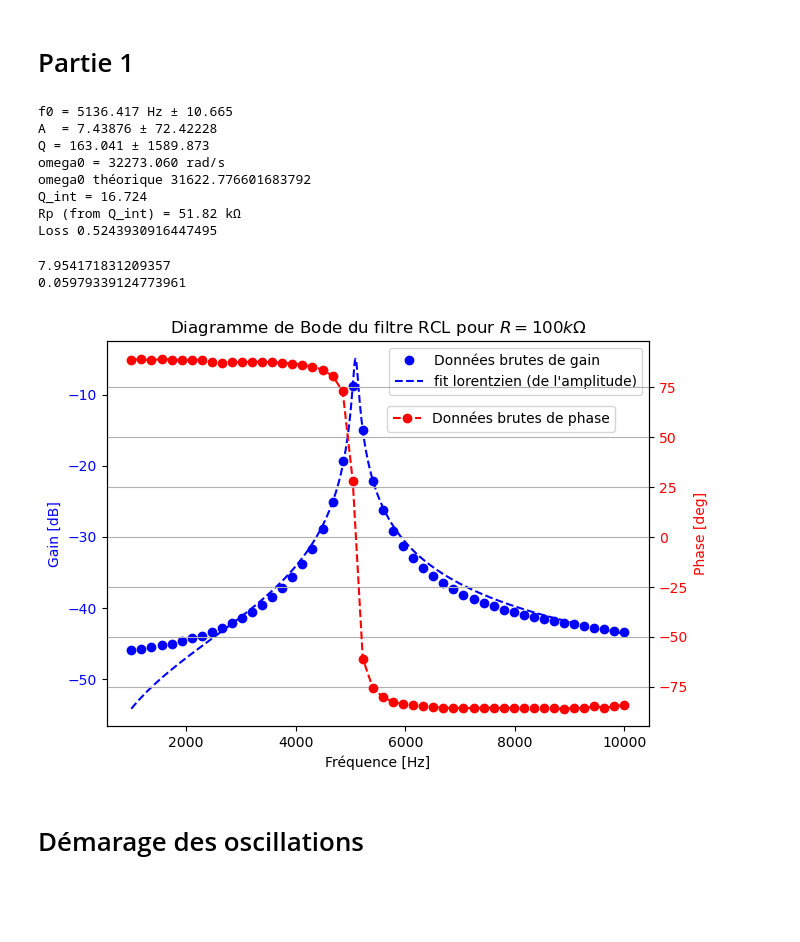
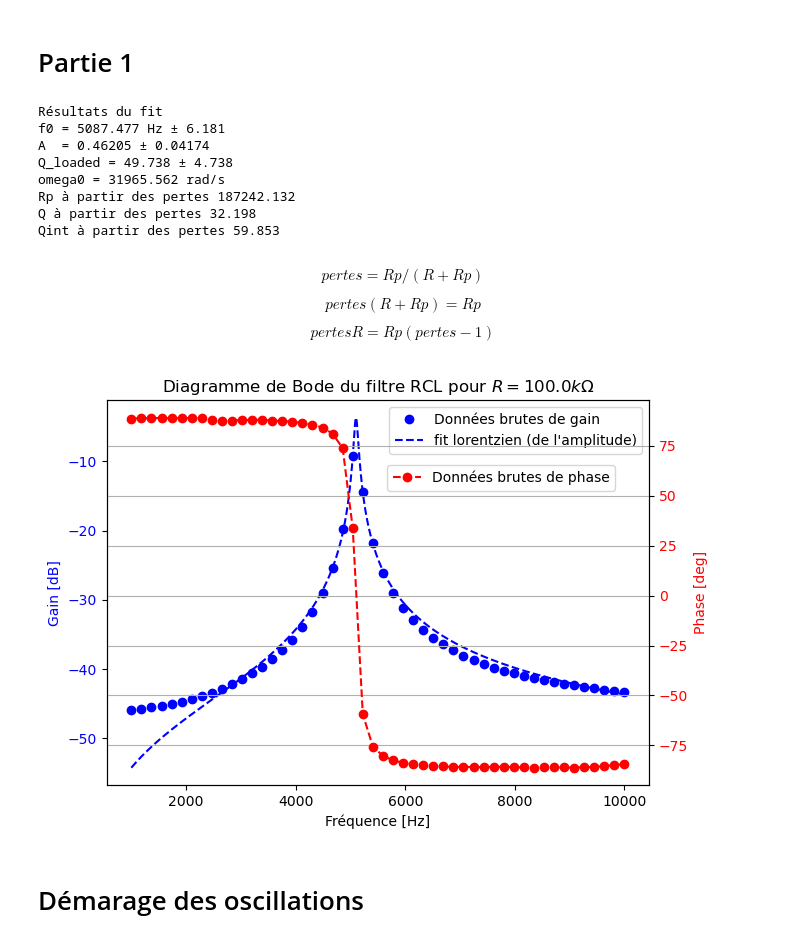
Before and after one commit to delavayan/Experiance-4-Phys-exp, a Jupyter notebook: Analyse.ipynb, the cells around one changed output. Cells and saved outputs as stored; diff of their text form; code cells hidden in the pictures; blank space fills up the shorter version.

```diff
--- a/Analyse.ipynb
+++ b/Analyse.ipynb
@@ -16,14 +9,9 @@ def Q_int(Q,R,omega0, C=10*1E-9):
 # %%
-R = 47                                                  #Changer la résistance pour chaque plot
-freq = pd.read_csv(f'Bode_{R}.csv')['Frequency [Hz]']
-gain = pd.read_csv(f'Bode_{R}.csv')[' Amplitude [dB]']
-phase = pd.read_csv(f'Bode_{R}.csv')[' Phase [deg]']
-
-amp = 10**(gain/20)
-
 C = 10e-9  # F
-L = 100e-3
-file = f'Bode_{R}.csv'
+R_plot = 218
+R = R_plot*1e3
+L = 100e-3          #H
+file = f'Bode_{R_plot}.csv'
 
 def model(f, f0, A, Q):
     return A / np.sqrt(1 + Q**2 * (f/f0 - f0/f)**2)
@@ -43,6 +31,7 @@ def pertes(Rp, R):
 df = pd.read_csv(file)
 freq = df['Frequency [Hz]'].to_numpy()
 gain_db = df[' Amplitude [dB]'].to_numpy()
+phase =  df[' Phase [deg]'].to_numpy()
 amp = 10**(gain_db / 20.0)
 
 p0 = (np.mean(freq), np.max(amp), 50.0)
@@ -53,64 +42,64 @@ f0_fit, A_fit, Q_fit = popt
 perr = np.sqrt(np.diag(pcov))
 
 omega0 = 2*np.pi*f0_fit
-Q_loaded = abs(Q_fit)
-Q_int = abs(Qint(Q_loaded, 47*10**3, f0=f0_fit))
+Q_loaded = Q_fit
+Q_int = Qint(Q_loaded, R, f0=f0_fit)
 Rp_val = Rp(Q_int, f0_fit)
+Rp_pertes = A_fit*R/(1-A_fit)
 
-
+print("Résultats du fit")
 print(f"f0 = {f0_fit:.3f} Hz ± {perr[0]:.3f}")
 print(f"A  = {A_fit:.5f} ± {perr[1]:.5f}")
-print(f"Q = {Q_loaded:.3f} ± {perr[2]:.3f}")
+print(f"Q_loaded = {Q_loaded:.3f} ± {perr[2]:.3f}")
 print(f"omega0 = {omega0:.3f} rad/s")
-print(f"omega0 théorique {1/np.sqrt(L*C)}")
-print(f"Q_int = {Q_int:.3f}")
-print(f"Rp (from Q_int) = {Rp_val/1e3:.2f} kΩ")
-print(f"Loss {pertes(Rp_val/1e3, R)}")
+#print(f"Q_int = {Q_int:.3f}")
+#print(f"Rp (from Q_int) = {Rp_val/1e3:.2f} kΩ")
+#print(f"pertes {pertes(Rp_val, R)}")
+print(f"Rp à partir des pertes {Rp_pertes:.3f}")
+print(f"Q à partir des pertes {Rp_pertes*R/(Rp_pertes + R)*C*omega0:.3f}")
+print(f"Qint à partir des pertes {Rp_pertes*C*omega0:.3f}")
 
-f_fine = np.linspace(np.min(freq), np.max(freq), 2000)
+f_fine = np.linspace(np.min(freq), np.max(freq), 1000)
 # %% [output]
-f0 = 5136.417 Hz ± 10.665
-A  = 7.43876 ± 72.42228
-Q = 163.041 ± 1589.873
-omega0 = 32273.060 rad/s
-omega0 théorique 31622.776601683792
-Q_int = 16.724
-Rp (from Q_int) = 51.82 kΩ
-Loss 0.5243930916447495
+Résultats du fit
+f0 = 5087.477 Hz ± 6.181
+A  = 0.46205 ± 0.04174
+Q_loaded = 49.738 ± 4.738
+omega0 = 31965.562 rad/s
+Rp à partir des pertes 187242.132
+Q à partir des pertes 32.198
+Qint à partir des pertes 59.853
-# %%
-R = R*1E3
-Q_th = R*Rp_val/(R+Rp_val)*C*omega0
-print(Q_th)
-Qext = R*C*omega0
-print(1/Q_th - 1/Qext)
-# %% [output]
-7.954171831209357
-0.05979339124773961
+# %% [markdown]
+$$pertes = Rp/(R+Rp) $$
+
+$$pertes(R+Rp) = Rp$$
+
+$$pertesR = Rp(pertes -1)$$
 # %%
 fig, ax1 = plt.subplots(figsize=(7, 5))
 
 
-plt.plot(freq, gain, 'o', color ='b', label ='Données brutes de gain')
+plt.plot(freq, gain_db, 'o', color ='b', label ='Données brutes de gain')
 plt.plot(f_fine, 20*np.log10(model(f_fine, *popt)), color ='b', linestyle ='--', label="fit lorentzien (de l'amplitude)")
 plt.legend()
 
 ax1.set_xlabel('Fréquence [Hz]')
 ax1.set_ylabel('Gain [dB]', color='blue')
 ax1.tick_params(axis='y', labelcolor='blue')
 
 
 ax2 = ax1.twinx()
 plt.plot(freq, phase, marker ='o', linestyle = '--', color ='r', label ='Données brutes de phase')
 ax2.set_ylabel('Phase [deg]', color='r')
 ax2.tick_params(axis='y', labelcolor='r')
 plt.legend(loc = 'best', bbox_to_anchor=(0.45, 0., 0.5, 0.85))
 
 
-plt.title(f"Diagramme de Bode du filtre RCL pour $R = {R} k\Omega$")
+plt.title(f"Diagramme de Bode du filtre RCL pour $R = {R/1e3} k\Omega$")
 plt.grid(which='both')
 plt.show()
 # %% [output]
-[figure, old version]
+[figure, new version]
 # %% [markdown]
 # Démarage des oscillations
 # %%
```
Also changed, not shown: parts of 7 cells of this notebook.
